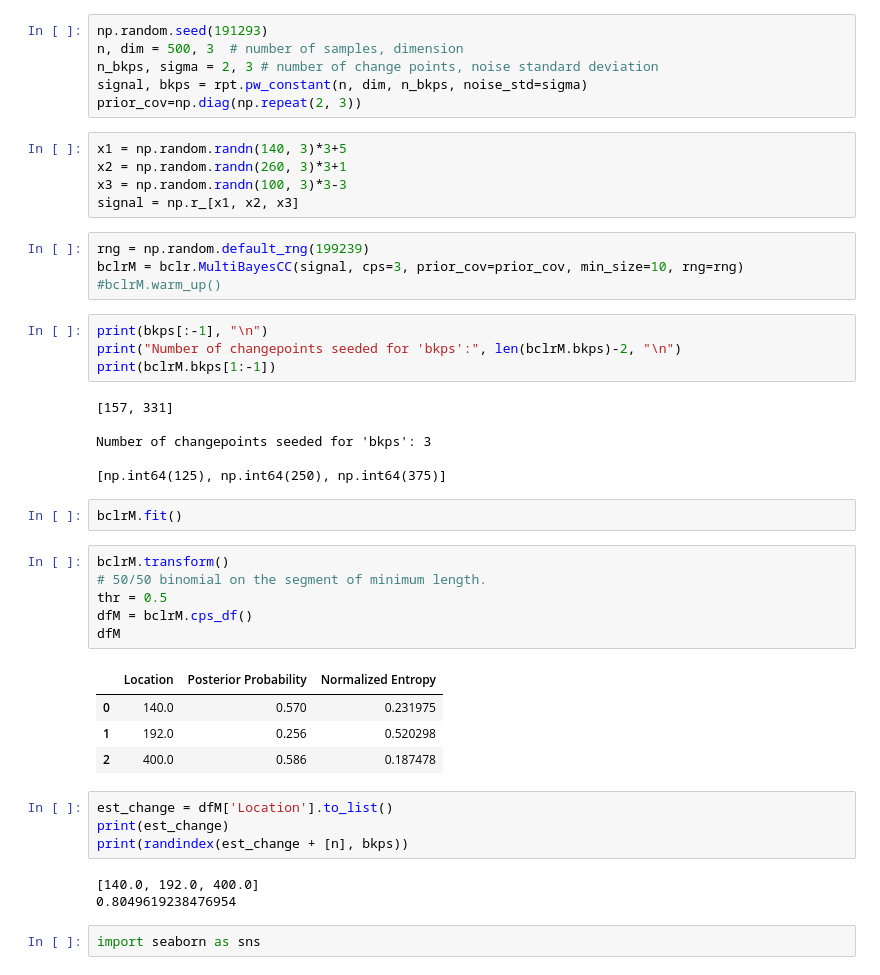
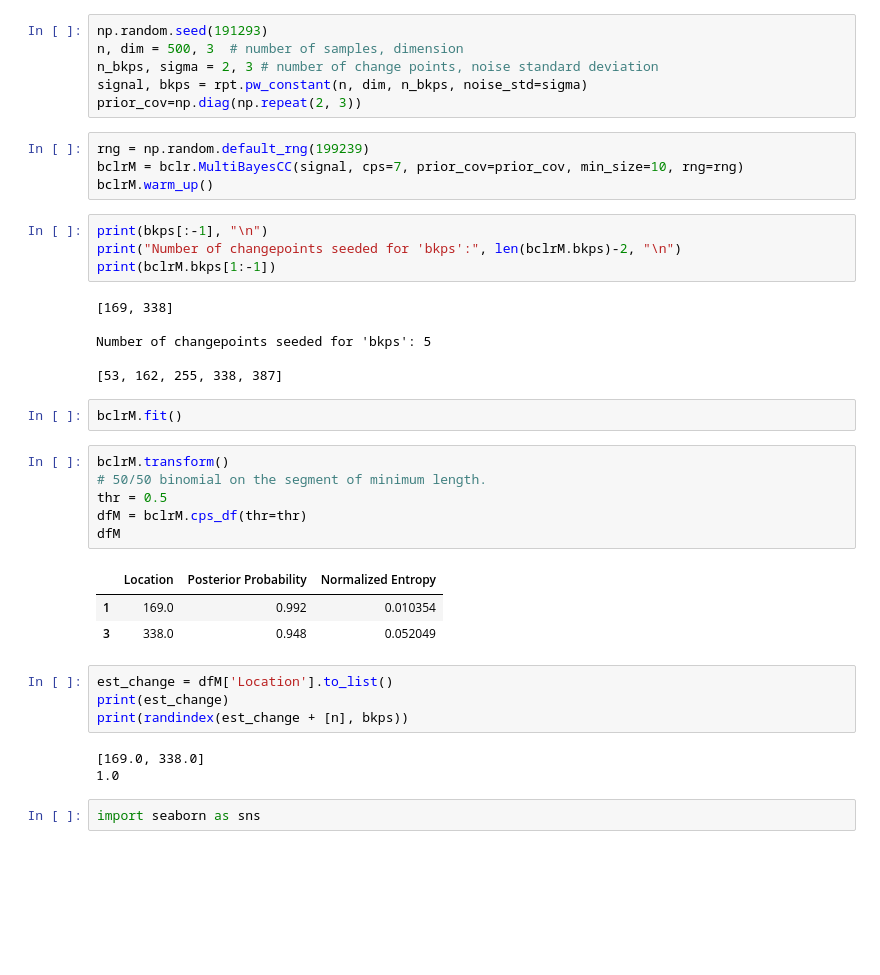
Before and after one commit to manilasoldier/bclr, a Jupyter notebook: bclr_multi_examples.ipynb, the cells around one changed output. Saved outputs shown, nothing was run; the diff lists cells and outputs as text; blank space fills up the shorter version.

Commit message:
Added predict method to bclr_multi consisting of two warm-up periods. bclr_multi_examples.ipynb pretty messy at the moment.

```diff
--- a/bclr_multi_examples.ipynb
+++ b/bclr_multi_examples.ipynb
@@ -20,45 +52,39 @@ n, dim = 500, 3  # number of samples, dimension
 n_bkps, sigma = 2, 3 # number of change points, noise standard deviation
 signal, bkps = rpt.pw_constant(n, dim, n_bkps, noise_std=sigma)
 prior_cov=np.diag(np.repeat(2, 3))
-# %%
-x1 = np.random.randn(140, 3)*3+5
-x2 = np.random.randn(260, 3)*3+1
-x3 = np.random.randn(100, 3)*3-3
-signal = np.r_[x1, x2, x3]
 # %%
 rng = np.random.default_rng(199239)
-bclrM = bclr.MultiBayesCC(signal, cps=3, prior_cov=prior_cov, min_size=10, rng=rng)
-#bclrM.warm_up()
+bclrM = bclr.MultiBayesCC(signal, cps=7, prior_cov=prior_cov, min_size=10, rng=rng)
+bclrM.warm_up()
 # %%
 print(bkps[:-1], "\n")
 print("Number of changepoints seeded for 'bkps':", len(bclrM.bkps)-2, "\n")
 print(bclrM.bkps[1:-1])
 # %% [output]
-[157, 331]
+[169, 338]
 
-Number of changepoints seeded for 'bkps': 3
+Number of changepoints seeded for 'bkps': 5
 
-[np.int64(125), np.int64(250), np.int64(375)]
+[53, 162, 255, 338, 387]
 # %%
 bclrM.fit()
 # %%
 bclrM.transform()
 # 50/50 binomial on the segment of minimum length.
 thr = 0.5
-dfM = bclrM.cps_df()
+dfM = bclrM.cps_df(thr=thr)
 dfM
 # %% [output]
 |  | Location | Posterior Probability | Normalized Entropy |
-| 0 | 140.0 | 0.570 | 0.231975 |
-| 1 | 192.0 | 0.256 | 0.520298 |
-| 2 | 400.0 | 0.586 | 0.187478 |
+| 1 | 169.0 | 0.992 | 0.010354 |
+| 3 | 338.0 | 0.948 | 0.052049 |
 # %%
 est_change = dfM['Location'].to_list()
 print(est_change)
 print(randindex(est_change + [n], bkps))
 # %% [output]
-[140.0, 192.0, 400.0]
-0.8049619238476954
+[169.0, 338.0]
+1.0
 # %%
 import seaborn as sns
 # %%
```
Also changed, not shown: parts of 20 cells of this notebook, 1 other file.
